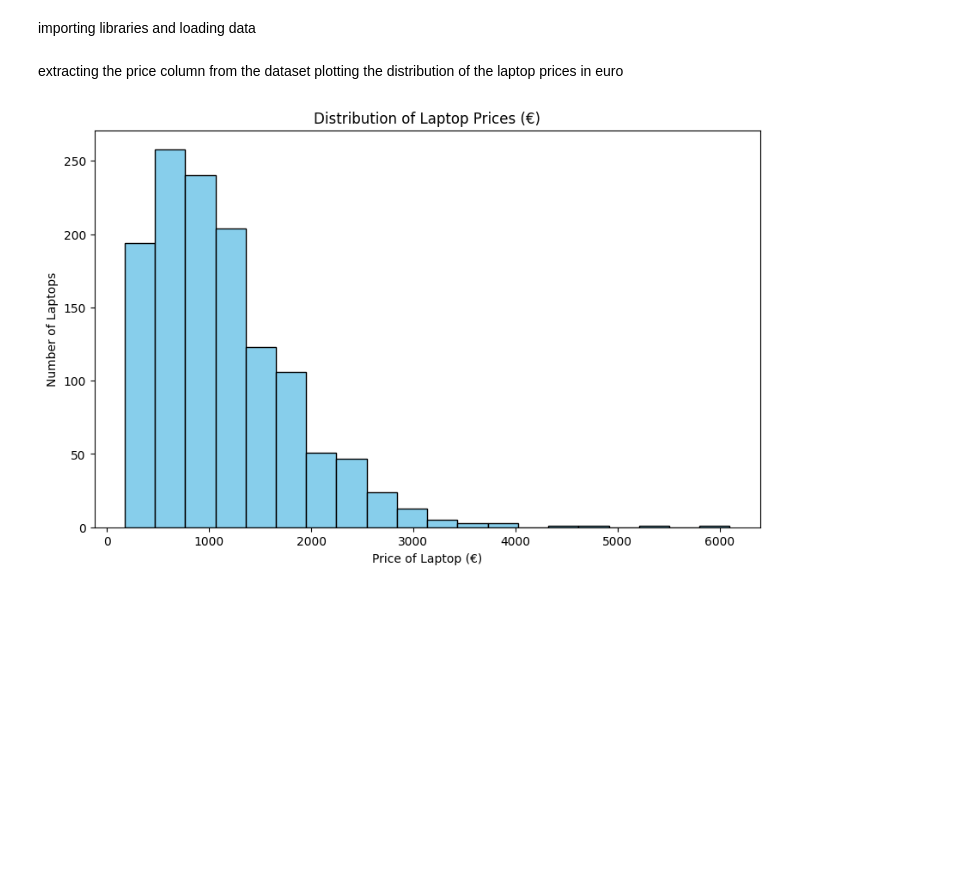
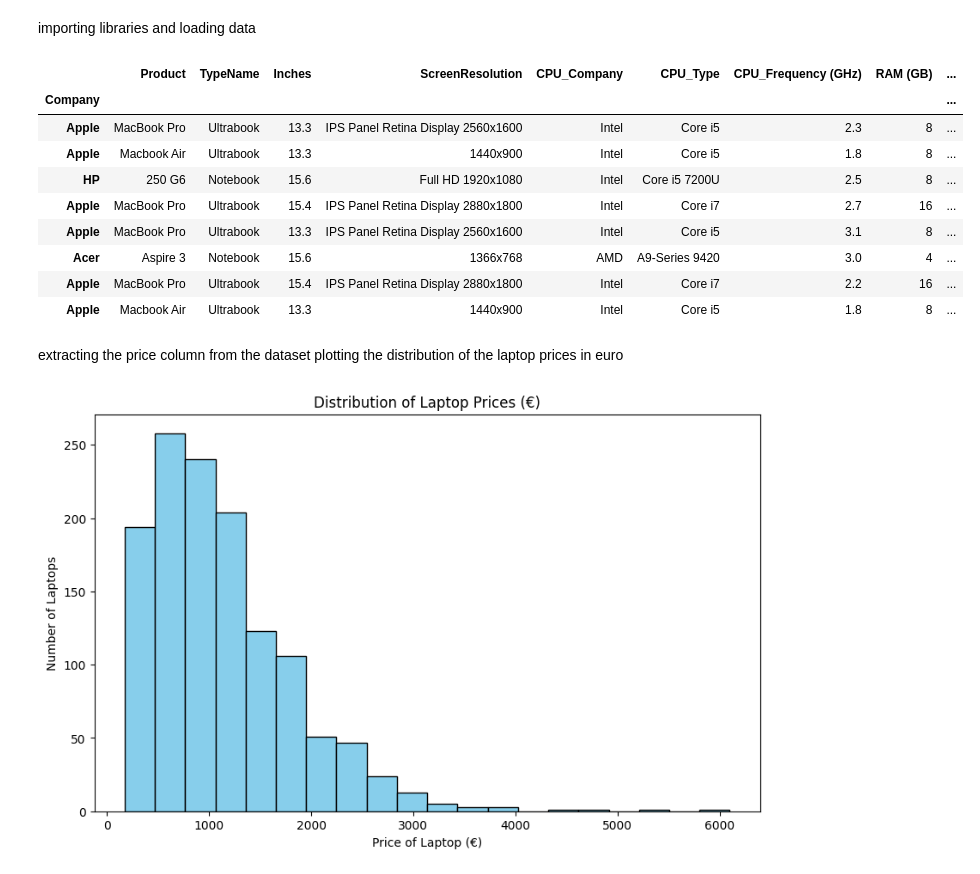
Before and after one commit to mhasid/miniproject1, a Jupyter notebook: prices.ipynb, the cells around one changed output. Cells and saved outputs as stored; diff of their text form; code cells hidden in the pictures; blank space fills up the shorter version.

```diff
--- a/prices.ipynb
+++ b/prices.ipynb
@@ -3,8 +3,20 @@ importing libraries and loading data
 # %%
 import numpy as np
 import pandas as pd
 import matplotlib.pyplot as plt
 laptop_prices_df = pd.read_csv('laptop_price - dataset.csv', index_col ='Company', header = 0)
+laptop_prices_df.head(8)
+# %% [output]
+|  | Product | TypeName | Inches | ScreenResolution | CPU_Company | CPU_Type | CPU_Frequency (GHz) | RAM (GB) | ... |
+| Company |  |  |  |  |  |  |  |  | ... |
+| Apple | MacBook Pro | Ultrabook | 13.3 | IPS Panel Retina Display 2560x1600 | Intel | Core i5 | 2.3 | 8 | ... |
+| Apple | Macbook Air | Ultrabook | 13.3 | 1440x900 | Intel | Core i5 | 1.8 | 8 | ... |
+| HP | 250 G6 | Notebook | 15.6 | Full HD 1920x1080 | Intel | Core i5 7200U | 2.5 | 8 | ... |
+| Apple | MacBook Pro | Ultrabook | 15.4 | IPS Panel Retina Display 2880x1800 | Intel | Core i7 | 2.7 | 16 | ... |
+| Apple | MacBook Pro | Ultrabook | 13.3 | IPS Panel Retina Display 2560x1600 | Intel | Core i5 | 3.1 | 8 | ... |
+| Acer | Aspire 3 | Notebook | 15.6 | 1366x768 | AMD | A9-Series 9420 | 3.0 | 4 | ... |
+| Apple | MacBook Pro | Ultrabook | 15.4 | IPS Panel Retina Display 2880x1800 | Intel | Core i7 | 2.2 | 16 | ... |
+| Apple | Macbook Air | Ultrabook | 13.3 | 1440x900 | Intel | Core i5 | 1.8 | 8 | ... |
 # %% [markdown]
 extracting the price column from the dataset
 plotting the distribution of the laptop prices in euro
```
Also changed, not shown: parts of 2 cells of this notebook.
